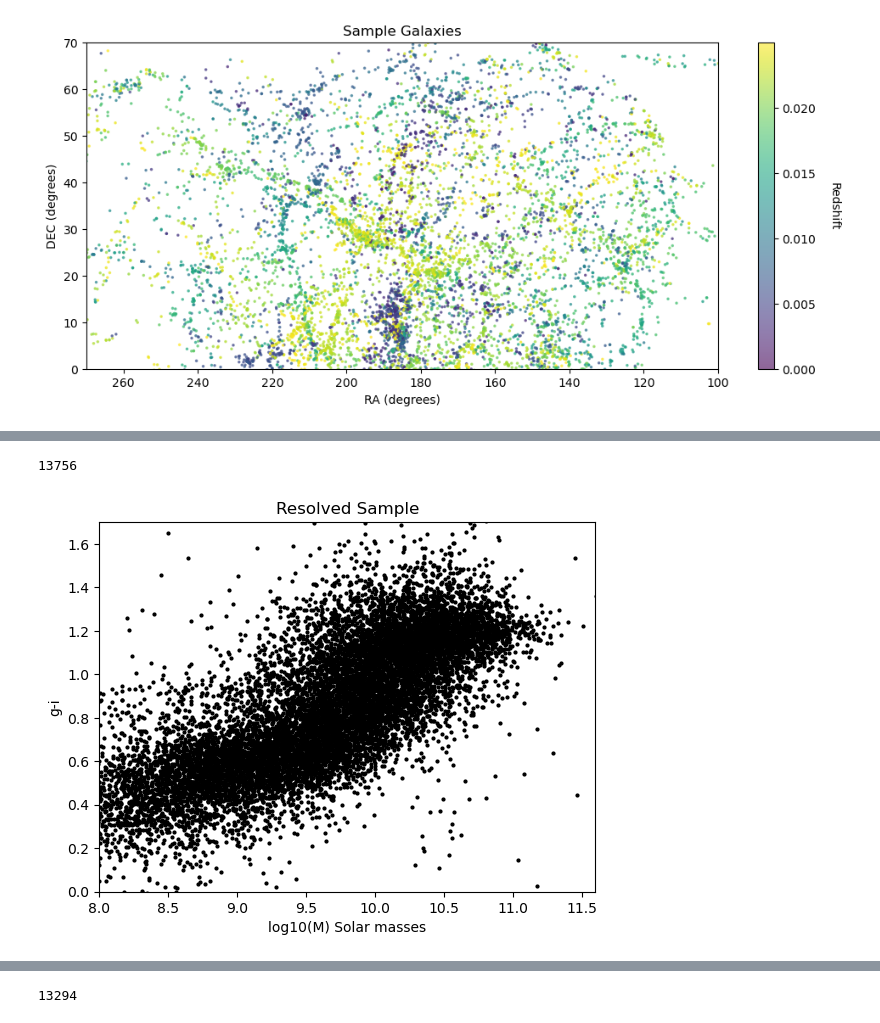
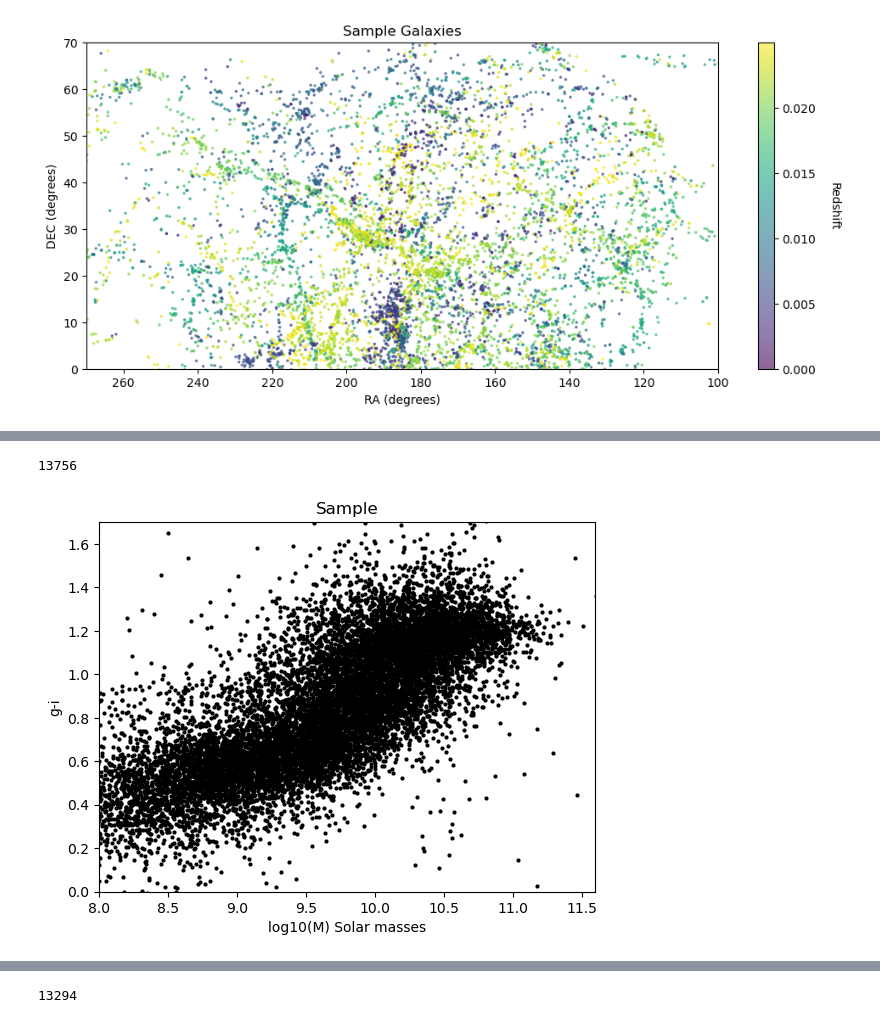
Before and after one commit to EvanBarkus/WISESize_Project, a Jupyter notebook: StudentFigure.ipynb, the cells around one changed output, grey strips where cells are left out. Cells and saved outputs as stored; diff of their text form; code cells hidden in the pictures.

```diff
--- a/StudentFigure.ipynb
+++ b/StudentFigure.ipynb
@@ -86,17 +117,15 @@ cbar.set_label('Redshift',rotation=270,labelpad=20)
 # %%
-#Define x data as mass and y data as g-i
 x = cuttab['MASS']
-#FNUGRIZ- G[:,3] & I[:,5]
 y = cuttab['ABSMAG'][:,3] - cuttab['ABSMAG'][:,5] #cuttab['gmi_Shao']
 
-#Plot mass vs color
-plt.title('Resolved Sample')
+#Plot mass vs color without hexbin
+plt.title('Sample')
 plt.scatter(np.log10(x),y,s=4,color='black')
 plt.ylim(0,1.7)
 plt.xlim(8,11.6)
 plt.xlabel('log10(M) Solar masses')
 plt.ylabel('g-i')
 print(len(cuttab['gmi_corr']))
 # %% [output]
 13756
-[figure, old version]
+[figure, new version]
```
Also changed, not shown: parts of 8 cells of this notebook.
